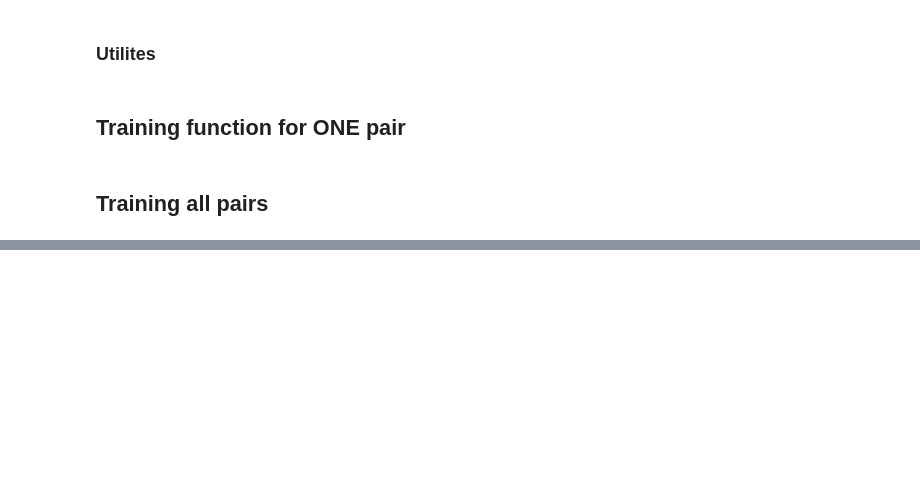
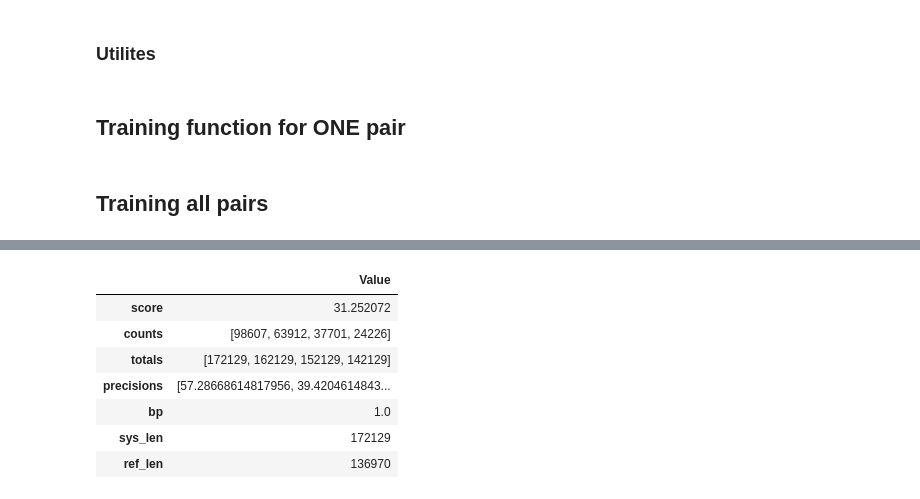
Before and after one commit to AndreiSech/RNN, a Jupyter notebook: 3_Language_translation.ipynb, the cells around one changed output, grey strips where cells are left out. Cells and saved outputs as stored; diff of their text form; code cells hidden in the pictures; blank space fills up the shorter version.

```diff
--- a/3_Language_translation.ipynb
+++ b/3_Language_translation.ipynb
@@ -438,0 +572,13 @@ evaluateRandomly(encoder1, decoder1, vocab)
+# %%
+rouge_metric = load_metric('rouge')
+score_result = get_score(encoder1, decoder1, bleu_metric, validation_pairs, vocab.input_lang, vocab.output_lang)
+pd.DataFrame.from_dict(score_result, orient='index', columns=['Value'])
+# %% [output]
+|  | Value |
+| score | 31.252072 |
+| counts | [98607, 63912, 37701, 24226] |
+| totals | [172129, 162129, 152129, 142129] |
+| precisions | [57.28668614817956, 39.4204614843... |
+| bp | 1.0 |
+| sys_len | 172129 |
+| ref_len | 136970 |
```
Also changed, not shown: parts of 22 cells of this notebook.
